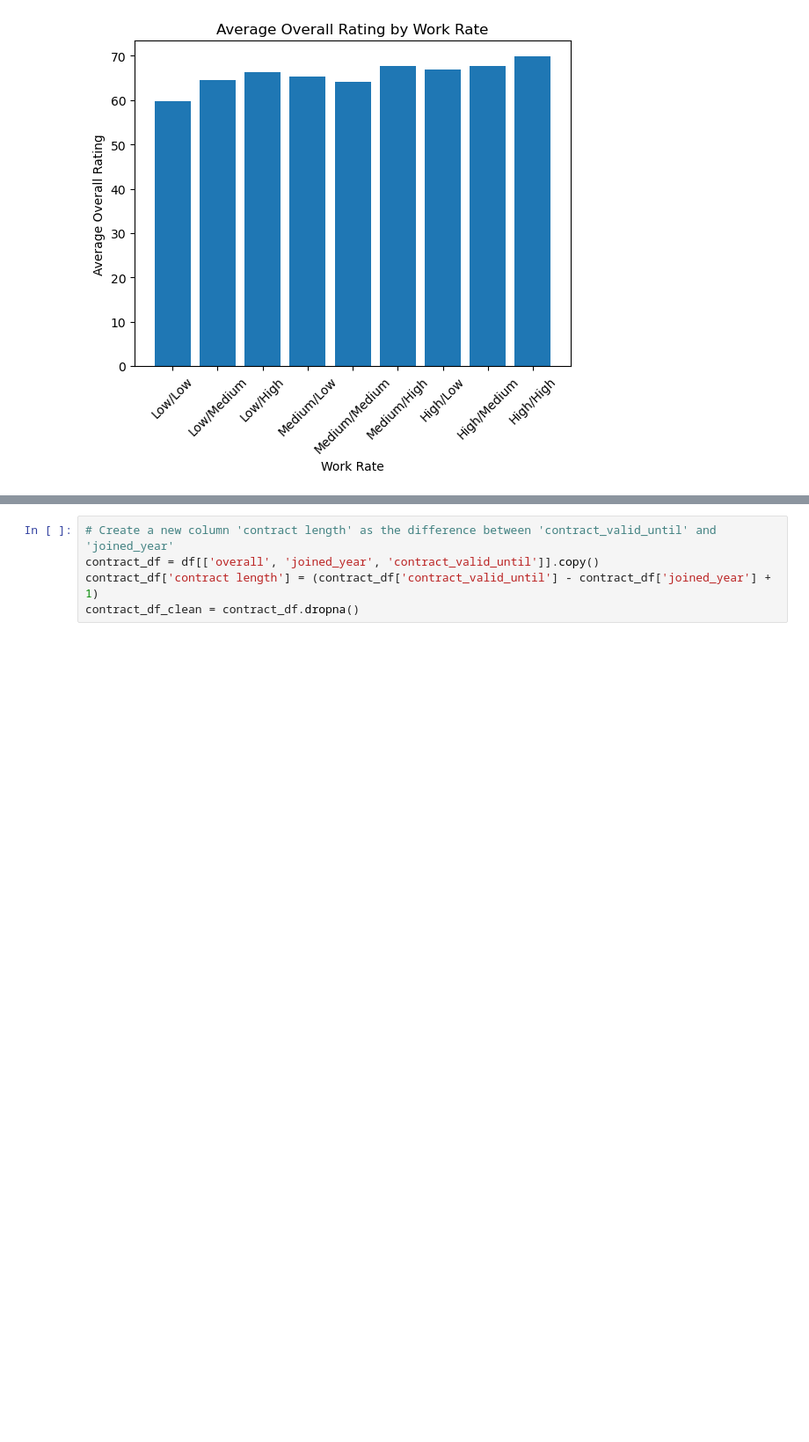
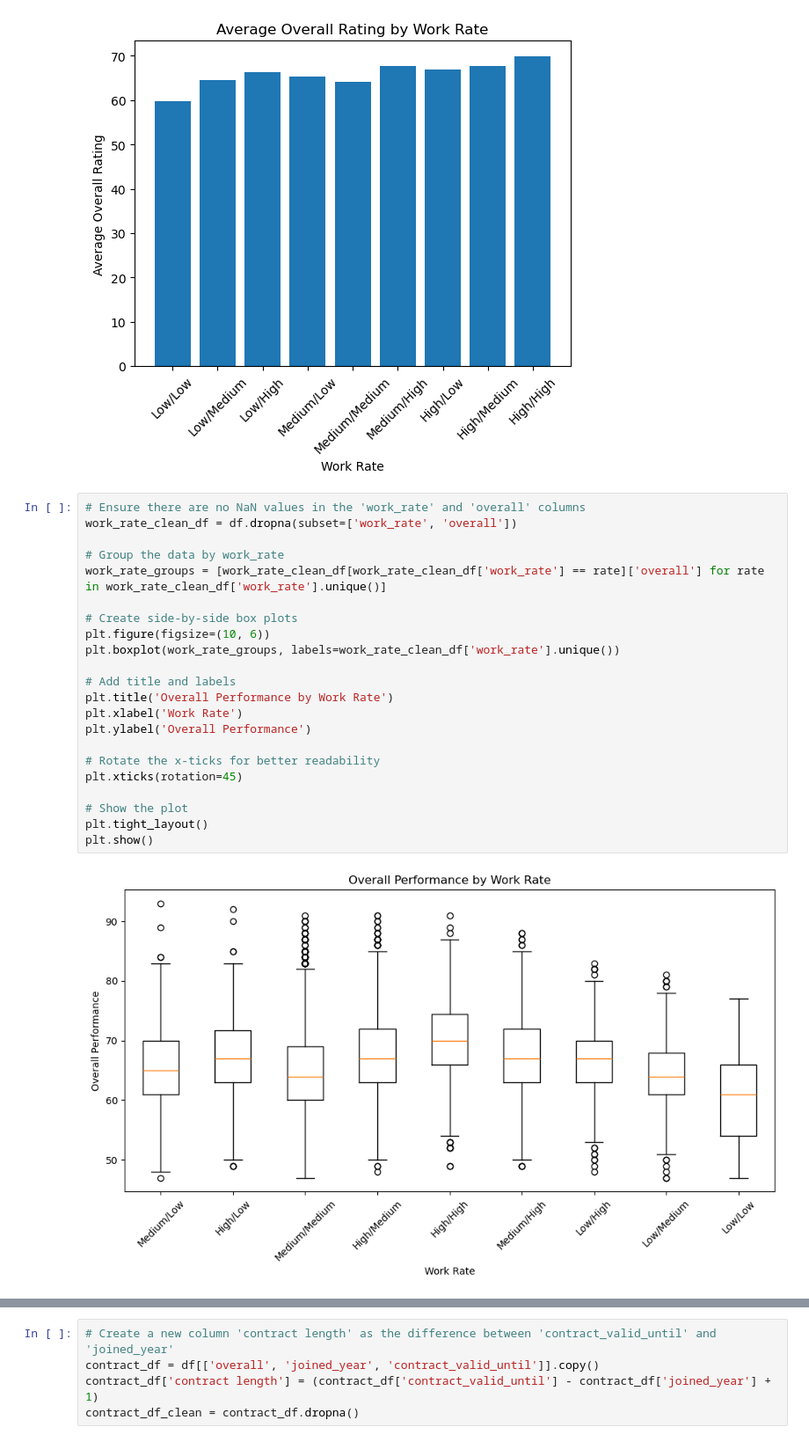
Before and after one commit to hiepxuanho/MSU-Project1, a Jupyter notebook: fifa21.ipynb, the cells around one changed output, grey strips where cells are left out. Shown at 88% size. Cells and saved outputs as stored; diff of their text form; blank space fills up the shorter version.

Commit message:
added anova boxplots

```diff
--- a/fifa21.ipynb
+++ b/fifa21.ipynb
@@ -271,6 +259,30 @@ plt.xticks(rotation=45)
 plt.show()
 # %% [output]
 [figure]
+# %%
+# Ensure there are no NaN values in the 'work_rate' and 'overall' columns
+work_rate_clean_df = df.dropna(subset=['work_rate', 'overall'])
+
+# Group the data by work_rate
+work_rate_groups = [work_rate_clean_df[work_rate_clean_df['work_rate'] == rate]['overall'] for rate in work_rate_clean_df['work_rate'].unique()]
+
+# Create side-by-side box plots
+plt.figure(figsize=(10, 6))
+plt.boxplot(work_rate_groups, labels=work_rate_clean_df['work_rate'].unique())
+
+# Add title and labels
+plt.title('Overall Performance by Work Rate')
+plt.xlabel('Work Rate')
+plt.ylabel('Overall Performance')
+
+# Rotate the x-ticks for better readability
+plt.xticks(rotation=45)
+
+# Show the plot
+plt.tight_layout()
+plt.show()
+# %% [output]
+[figure, added]
 # %%
 # Performing ANOVA
 anova_result = st.f_oneway(
```
Also changed, not shown: parts of 10 cells of this notebook.
